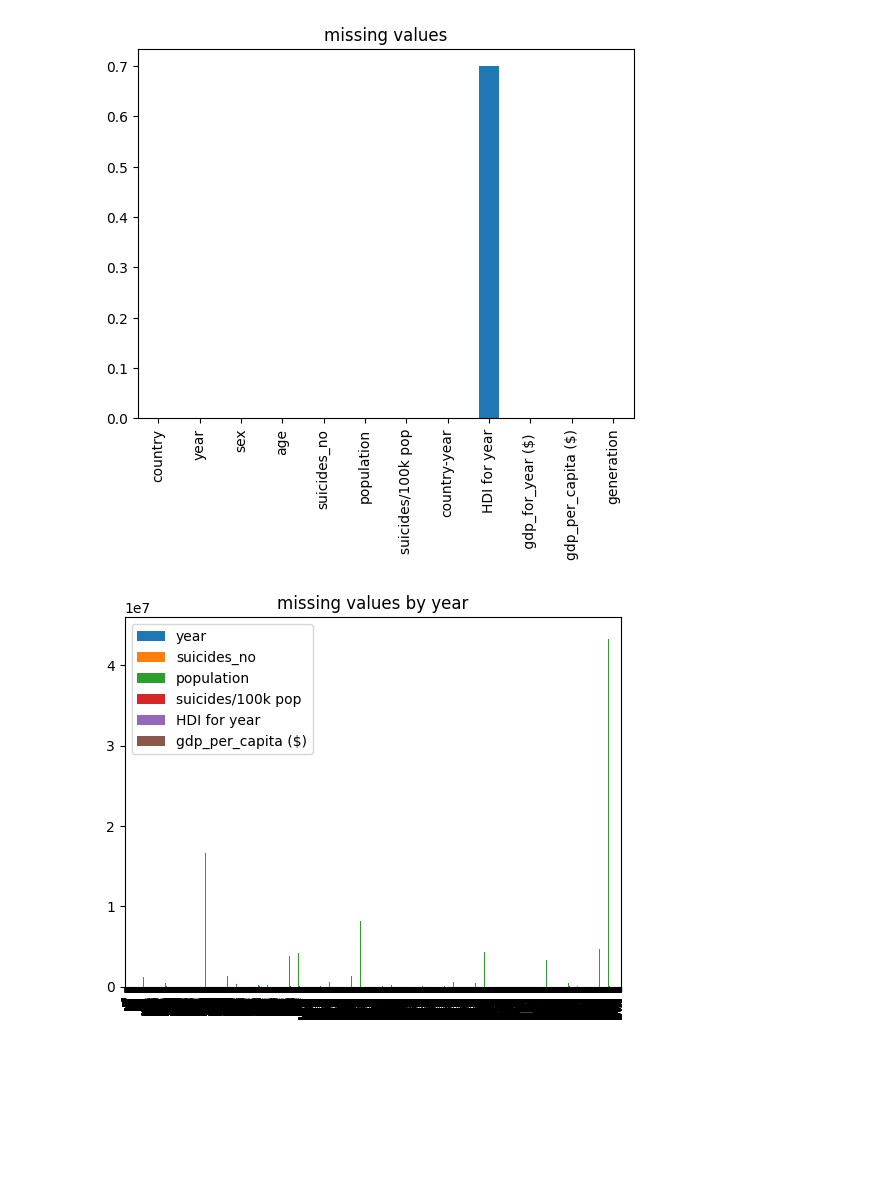
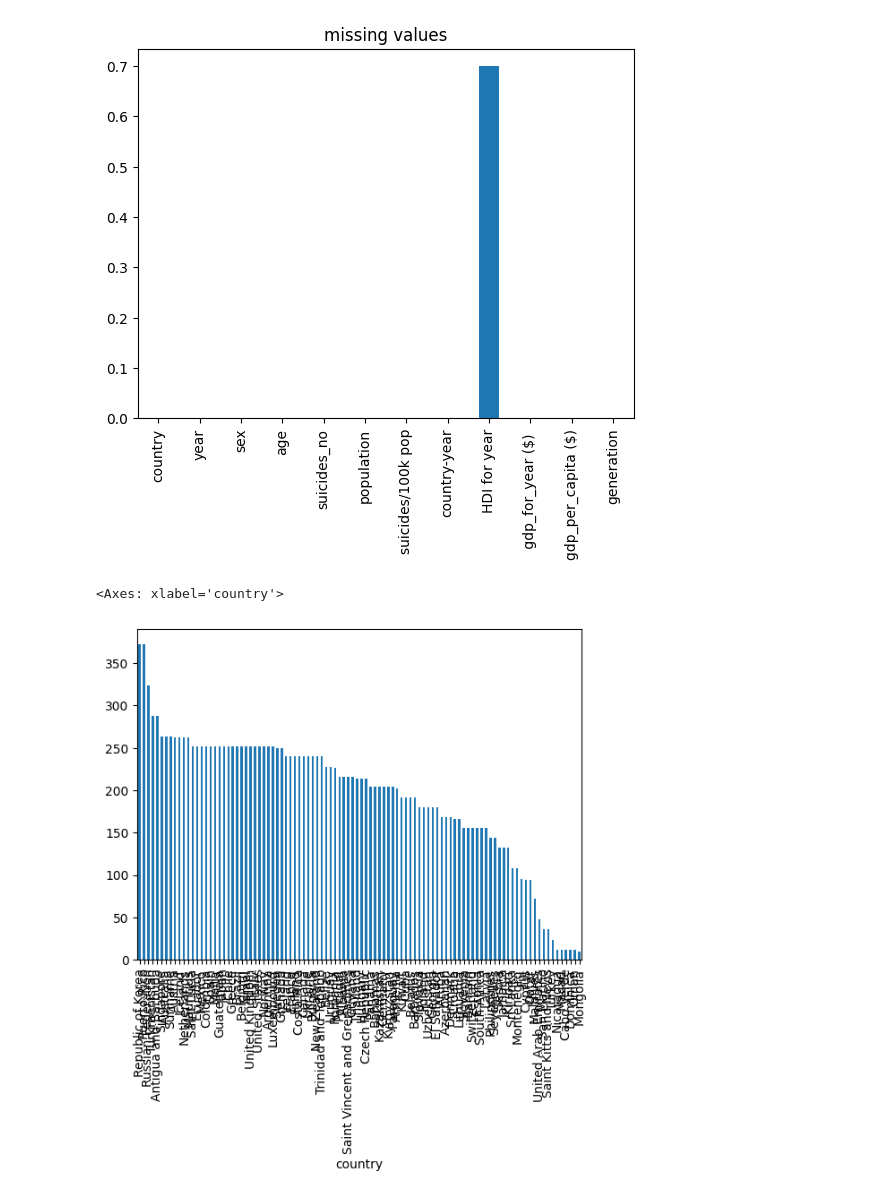
Before and after one commit to j220493/panelDataModelling, a Jupyter notebook: 1. Data Exploration.ipynb, the cells around one changed output. Cells and saved outputs as stored; diff of their text form; code cells hidden in the pictures; blank space fills up the shorter version.

Commit message:
Starting missing values analysis

```diff
--- a/1. Data Exploration.ipynb
+++ b/1. Data Exploration.ipynb
@@ -71,10 +73,9 @@ plt.show()
 # %% [output]
 [figure]
 # %%
-# Missing values by year and country
-df[df['HDI for year'].isnull()].plot(kind='bar')
-plt.title('missing values by year')
-plt.xticks(fontsize = 5)
-plt.show()
+# Missing values per country
+df[df['HDI for year'].isnull()]['country'].value_counts().plot(kind='bar')
+plt.xticks
 # %% [output]
+<Axes: xlabel='country'>
-[figure, old version]
+[figure, new version]
```
Also changed, not shown: parts of 2 cells of this notebook.
